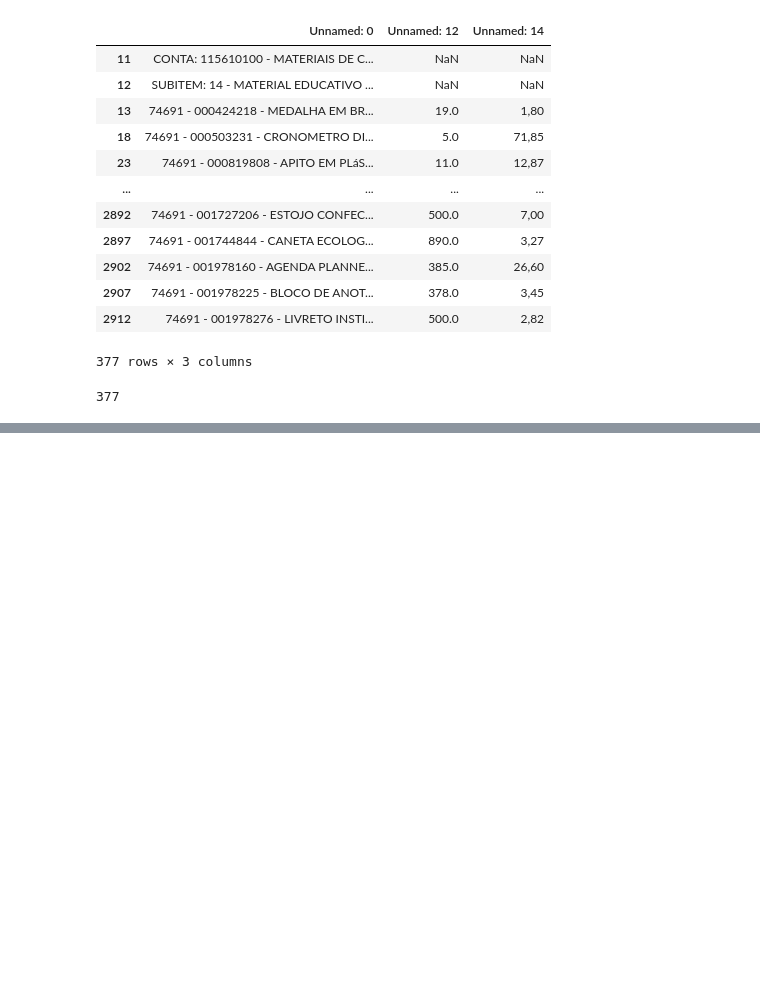
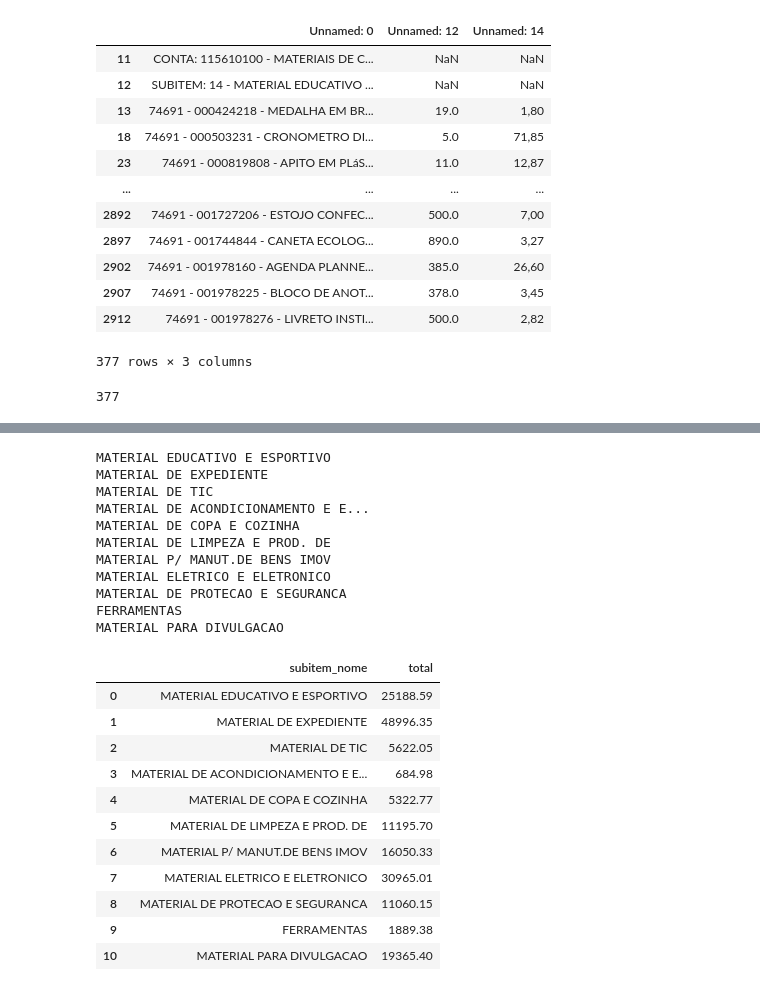
Before and after one commit to ricardoseminsta/siads_report_data, a Jupyter notebook: siads_csv.ipynb, the cells around one changed output, grey strips where cells are left out. Cells and saved outputs as stored; diff of their text form; code cells hidden in the pictures; blank space fills up the shorter version.

```diff
--- a/siads_csv.ipynb
+++ b/siads_csv.ipynb
@@ -116,0 +230,41 @@ display(siads_df)
+# %%
+subitem_total = pd.DataFrame()
+subitem_total['subitem_nome'] = siads_df['subitem_nome'].drop_duplicates().reset_index(drop=True)
+somatorio = []
+sub_siads_one = siads_df[siads_df['subitem_nome'].str.contains(f'{subitem_total['subitem_nome'][3]}')]
+# sub_siads_one.to_clipboard()
+# display(sub_siads)
+# print(subitem_total['subitem_nome'][0])
+for i in range(0, len(subitem_total)):
+    sub_siads = siads_df[siads_df['subitem_nome'].str.contains(f'{subitem_total['subitem_nome'][i]}')]
+    soma = sub_siads['valor_total'].sum()
+    somatorio.append(soma)
+    print(subitem_total['subitem_nome'][i])
+    # print(subitem_total.iloc[i])
+# display(subitem_total)
+subitem_total['total'] = somatorio
+display(subitem_total)
+# %% [output]
+MATERIAL EDUCATIVO E ESPORTIVO
+MATERIAL DE EXPEDIENTE
+MATERIAL DE TIC
+MATERIAL DE ACONDICIONAMENTO E E...
+MATERIAL DE COPA E COZINHA
+MATERIAL DE LIMPEZA E PROD. DE
+MATERIAL P/ MANUT.DE BENS IMOV
+MATERIAL ELETRICO E ELETRONICO
+MATERIAL DE PROTECAO E SEGURANCA
+FERRAMENTAS
+MATERIAL PARA DIVULGACAO
+|  | subitem_nome | total |
+| 0 | MATERIAL EDUCATIVO E ESPORTIVO | 25188.59 |
+| 1 | MATERIAL DE EXPEDIENTE | 48996.35 |
+| 2 | MATERIAL DE TIC | 5622.05 |
+| 3 | MATERIAL DE ACONDICIONAMENTO E E... | 684.98 |
+| 4 | MATERIAL DE COPA E COZINHA | 5322.77 |
+| 5 | MATERIAL DE LIMPEZA E PROD. DE | 11195.70 |
+| 6 | MATERIAL P/ MANUT.DE BENS IMOV | 16050.33 |
+| 7 | MATERIAL ELETRICO E ELETRONICO | 30965.01 |
+| 8 | MATERIAL DE PROTECAO E SEGURANCA | 11060.15 |
+| 9 | FERRAMENTAS | 1889.38 |
+| 10 | MATERIAL PARA DIVULGACAO | 19365.40 |
```
Also changed, not shown: parts of 5 cells of this notebook, 6 other files.
